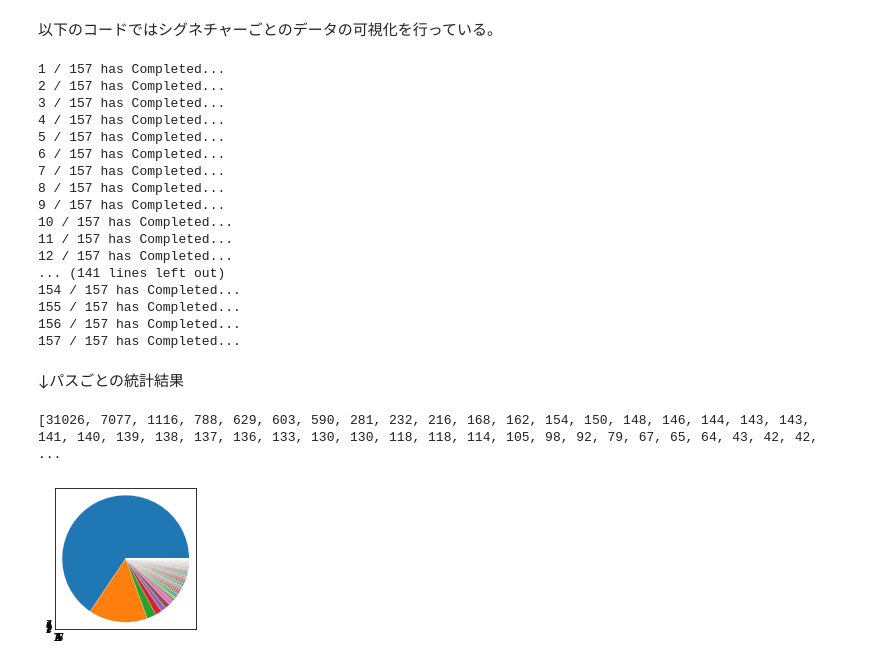
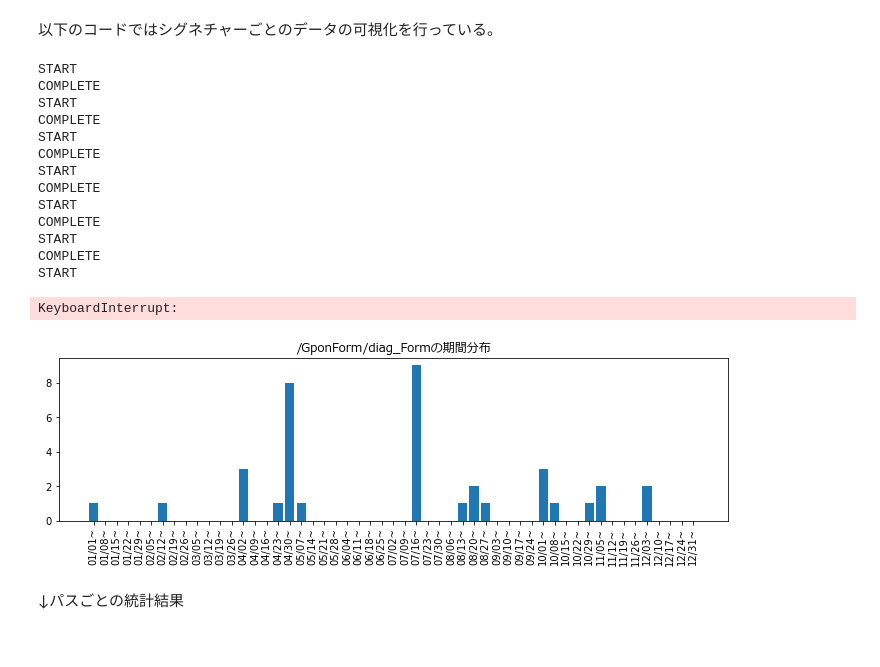
Before and after one commit to shion1305/YLabRoute21_VulnResearch, a Jupyter notebook: OverallStatistics.ipynb, the cells around one changed output. Drawn from its saved outputs; the diff is of its cells as text; code cells hidden in the pictures.

Commit message:
Reanalysis with the latest data (Updated graphs)

```diff
--- a/OverallStatistics.ipynb
+++ b/OverallStatistics.ipynb
@@ -172,45 +174,46 @@ visualizeTimeData(records=data, starting=starting.timestamp(), ending=ending.tim
 # %% [markdown]
 以下のコードではシグネチャーごとのデータの可視化を行っている。
 # %%
+import concurrent
 from Grapher import *
+from concurrent.futures import ThreadPoolExecutor
+from concurrent.futures import ProcessPoolExecutor
 
 plt.rcParams["figure.figsize"] = [12, 3]
 starting = pd.to_datetime("2021/1/1 00:00:00")
-ending = pd.to_datetime("2021/11/1 00:00:00")
-i = 0
-for s, d in dataS.items():
-    i = i + 1
-    visualizeTimeData(d, starting=starting.timestamp(), ending=ending.timestamp(), title=str(s) + 'の期間分布',
-                      loc='Signatureごとの期間分布')
-    plt.close()
-    print('%d / %d has Completed...' % (i, len(dataS.items())))
+ending = pd.to_datetime("2021/12/31 00:00:00")
+
+with ProcessPoolExecutor(5) as e:
+    def task(s, d):
+        print("START")
+        visualizeTimeData(d, starting=starting.timestamp(), ending=ending.timestamp(), title=str(s) + 'の期間分布',
+                          loc='Signatureごとの期間分布')
+        print("COMPLETE")
+        plt.close()
+    for s, d in dataS.items():
+        e.submit(task(s, d))
 # %% [output]
-1 / 157 has Completed...
-2 / 157 has Completed...
-3 / 157 has Completed...
-4 / 157 has Completed...
-5 / 157 has Completed...
-6 / 157 has Completed...
-7 / 157 has Completed...
-8 / 157 has Completed...
-9 / 157 has Completed...
-10 / 157 has Completed...
-11 / 157 has Completed...
-12 / 157 has Completed...
-... (141 lines left out)
-154 / 157 has Completed...
-155 / 157 has Completed...
-156 / 157 has Completed...
-157 / 157 has Completed...
+START
+COMPLETE
+START
+COMPLETE
+START
+COMPLETE
+START
+COMPLETE
+START
+COMPLETE
+START
+COMPLETE
+START
+KeyboardInterrupt:
+[figure, added]
 # %% [markdown]
 ↓パスごとの統計結果
 # %%
-counts=[]
-for s,d in dataS.items():
+counts = []
+for s, d in dataS.items():
     counts.append(len(d))
-counts=sorted(counts,reverse=True)
+counts = sorted(counts, reverse=True)
 print(counts)
-signatureRoundGraph(keys=None,data=counts)
+signatureRoundGraph(keys=None, data=counts)
-# %% [output]
-[31026, 7077, 1116, 788, 629, 603, 590, 281, 232, 216, 168, 162, 154, 150, 148, 146, 144, 143, 143, 141, 140, 139, 138, 137, 136, 133, 130, 130, 118, 118, 114, 105, 98, 92, 79, 67, 65, 64, 43, 42, 42, ...
-[figure, removed]
```
Also changed, not shown: parts of 8 cells of this notebook, 50 other files.
